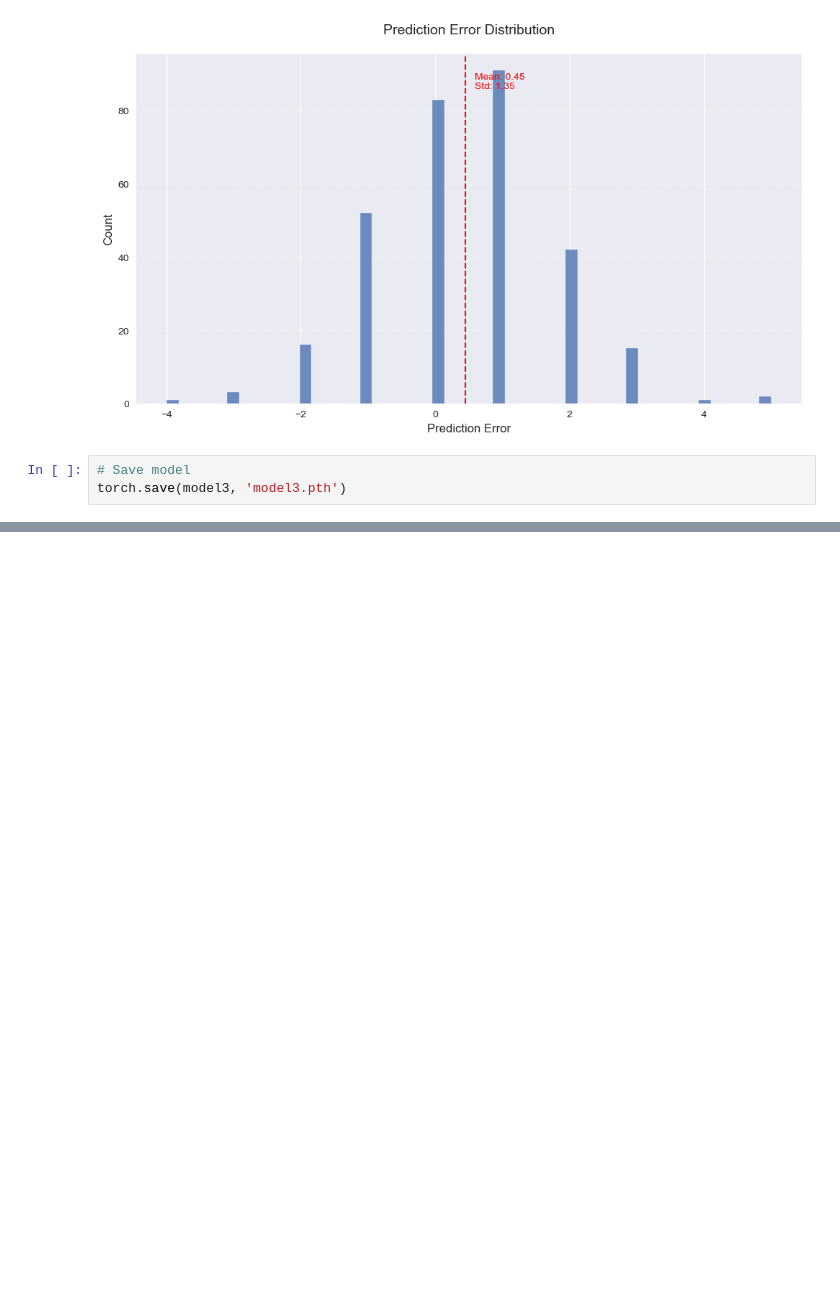
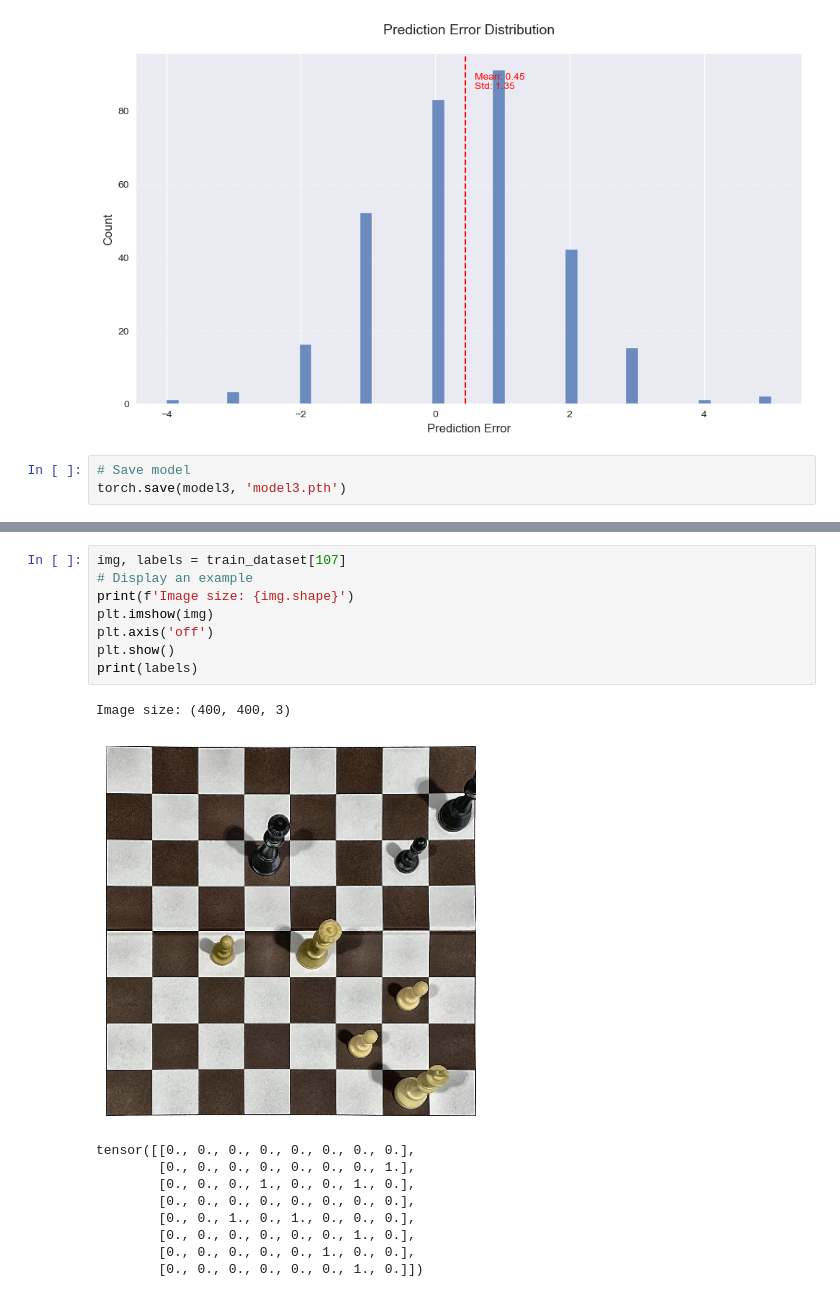
Before and after one commit to wesdpre/-Detect_the_chess_board_and_chess_pieces, a Jupyter notebook: task2_num_pieces.ipynb, the cells around one changed output, grey strips where cells are left out. Saved outputs shown, nothing was run; the diff lists cells and outputs as text; blank space fills up the shorter version.

```diff
--- a/task2_num_pieces.ipynb
+++ b/task2_num_pieces.ipynb
@@ -1052,3 +1166,22 @@ test_dataset = ChessDataset('', 'test', data_in)
 Number of train images: 1442
 Number of valid images: 330
 Number of test images: 306
+# %%
+img, labels = train_dataset[107]
+# Display an example
+print(f'Image size: {img.shape}')
+plt.imshow(img)
+plt.axis('off')
+plt.show()
+print(labels)
+# %% [output]
+Image size: (400, 400, 3)
+[figure, added]
+tensor([[0., 0., 0., 0., 0., 0., 0., 0.],
+        [0., 0., 0., 0., 0., 0., 0., 1.],
+        [0., 0., 0., 1., 0., 0., 1., 0.],
+        [0., 0., 0., 0., 0., 0., 0., 0.],
+        [0., 0., 1., 0., 1., 0., 0., 0.],
+        [0., 0., 0., 0., 0., 0., 1., 0.],
+        [0., 0., 0., 0., 0., 1., 0., 0.],
+        [0., 0., 0., 0., 0., 0., 1., 0.]])
```
Also changed, not shown: parts of 45 cells of this notebook.
